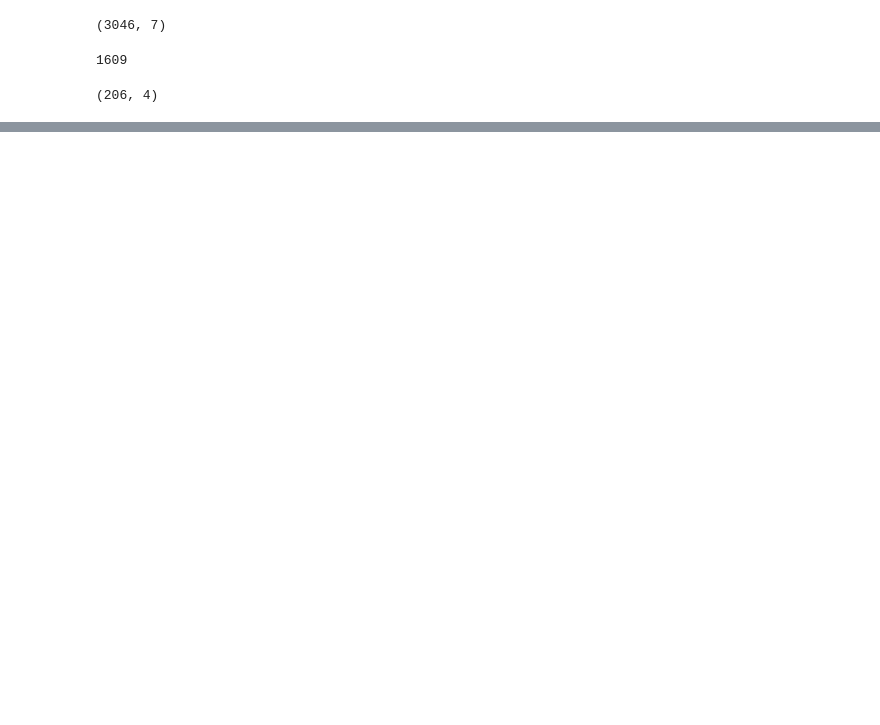
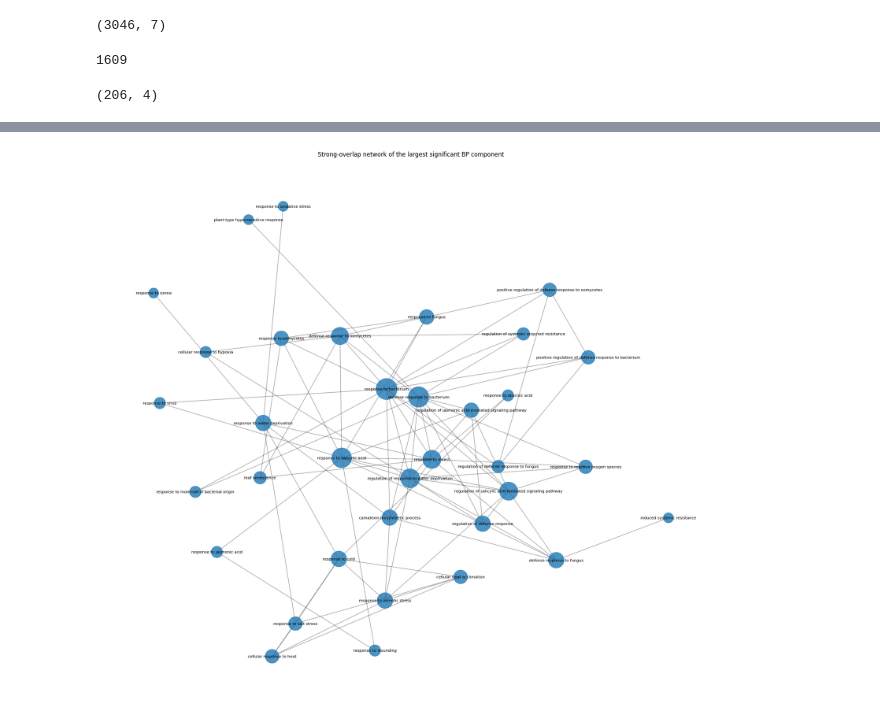
Before and after one commit to WizardNox/Arabdiopsis-Thaliana, a Jupyter notebook: notebooks/biological_interpretation.ipynb, the cells around one changed output, grey strips where cells are left out. Cells and saved outputs as stored; diff of their text form; code cells hidden in the pictures; blank space fills up the shorter version.

```diff
--- a/notebooks/biological_interpretation.ipynb
+++ b/notebooks/biological_interpretation.ipynb
@@ -68,0 +3456,6 @@ high_breadth_genes.shape
+# %%
+pos = nx.spring_layout(
+    G_largest,
+    seed=42,
+    k=0.9
+)
@@ -68,0 +3470,51 @@ high_breadth_genes.shape
+# %%
+largest_degree = dict(
+    G_largest.degree()
+)
+# %%
+node_sizes = [
+    300 + largest_degree[node] * 120
+    for node in G_largest.nodes()
+]
+# %%
+node_labels = {
+    node: G_largest.nodes[node]["go_term"]
+    for node in G_largest.nodes()
+}
+# %%
+plt.figure(
+    figsize=(18, 16)
+)
+
+nx.draw_networkx_nodes(
+    G_largest,
+    pos,
+    node_size=node_sizes,
+    alpha=0.8
+)
+
+nx.draw_networkx_edges(
+    G_largest,
+    pos,
+    alpha=0.35,
+    width=1.2
+)
+
+nx.draw_networkx_labels(
+    G_largest,
+    pos,
+    labels=node_labels,
+    font_size=8
+)
+
+plt.title(
+    "Strong-overlap network of the largest significant BP component"
+)
+
+plt.axis("off")
+
+plt.tight_layout()
+
+plt.show()
+# %% [output]
+[figure, added]
```
Also changed, not shown: parts of 470 cells of this notebook, 20 other files.
